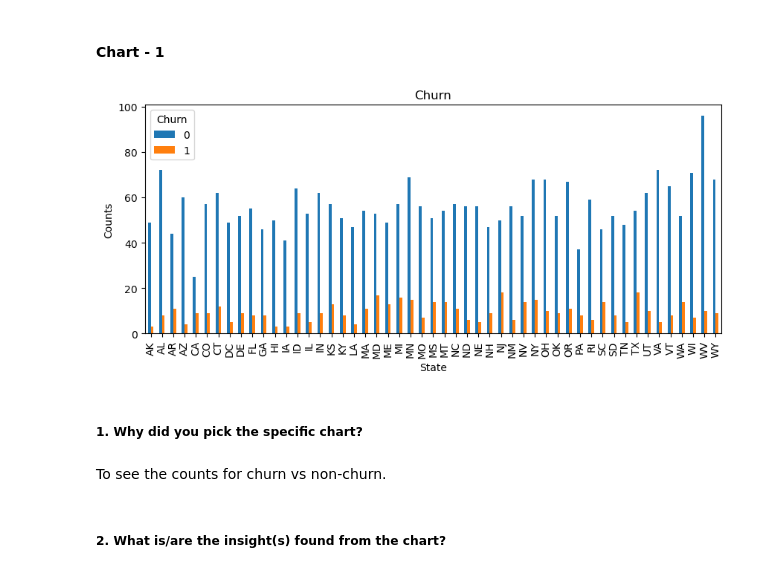
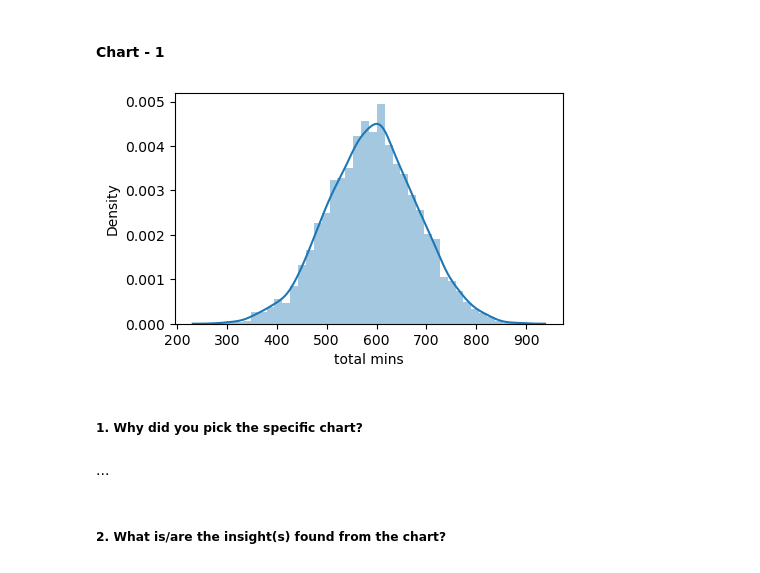
Before and after one commit to mdismailquraishicse/TelecomChurnAnalysis, a Jupyter notebook: TelecomChurnAnalysis.ipynb, the cells around one changed output. Saved outputs shown, nothing was run; the diff lists cells and outputs as text; code cells hidden in the pictures.

```diff
--- a/TelecomChurnAnalysis.ipynb
+++ b/TelecomChurnAnalysis.ipynb
@@ -277,17 +277,17 @@ First of all I created three new columns 'total mins', 'total calls', 'total cha
 ## ***4. Data Vizualization, Storytelling & Experimenting with charts : Understand the relationships between variables***
 # %% [markdown]
 #### Chart - 1
-# %%
-# Chart - 1 visualization code
-telecom_df.groupby(['State','Churn'])['Churn'].count().unstack().\
-plot(kind='bar', title='Churn', ylabel='Counts', figsize=(10,4))
-plt.show()
-# %% [output]
-[figure, removed]
+# %%
+# Chart - 1 visualization code
+plt.rcParams['figure.figsize'] = (5,3)
+sns.distplot(telecom_df['total mins'])
+plt.show()
+# %% [output]
+[figure, added]
 # %% [markdown]
 ##### 1. Why did you pick the specific chart?
-# %% [markdown]
-To see the counts for churn vs non-churn.
+# %% [markdown]
+...
 # %% [markdown]
 ##### 2. What is/are the insight(s) found from the chart?
 # %% [markdown]
```
Also changed, not shown: parts of 32 cells of this notebook.
